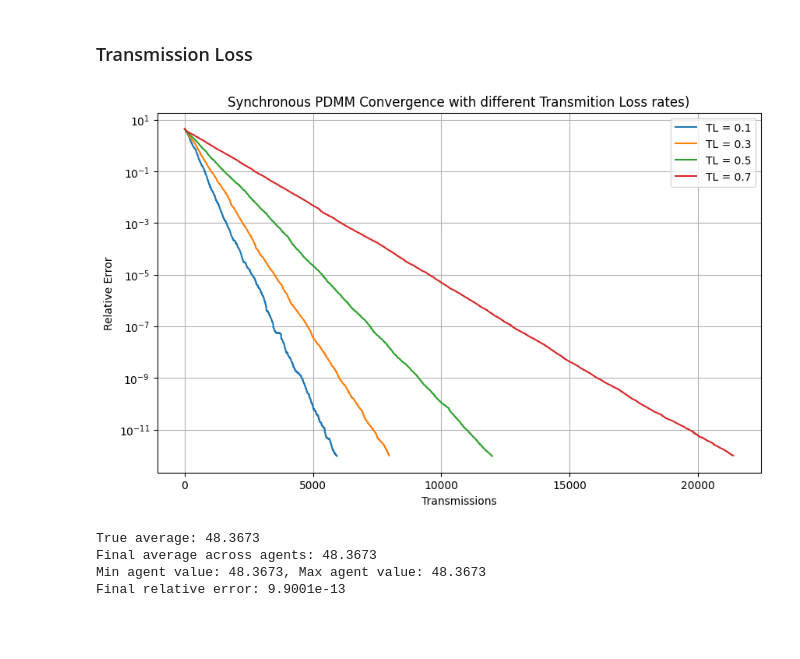
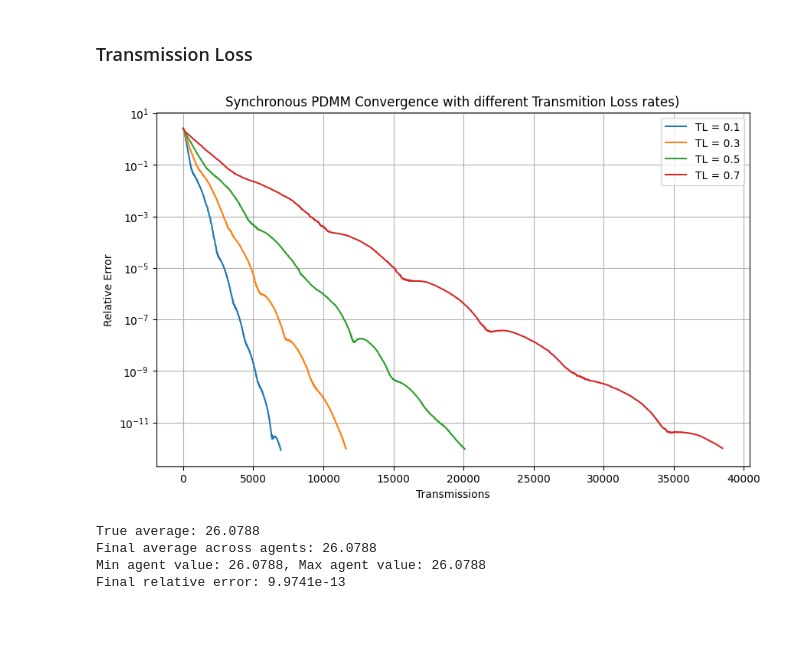
Before and after one commit to AybarsManav/PDMM, a Jupyter notebook: main.ipynb, the cells around one changed output. Cells and saved outputs as stored; diff of their text form; code cells hidden in the pictures.

```diff
--- a/main.ipynb
+++ b/main.ipynb
@@ -24,10 +25,10 @@ np.random.seed(42)
 
 # Graph parameters
 a = 100                             # Field size
-n = 59                             # Number of agents
+n = 101                             # Number of agents
 r = a * np.sqrt(2 * np.log(n)/n)   # Communication range
-r = 35
-
+r = 20
+#159 20 too many edges
 # Generate agent positions
 field_range = np.array([[0, a], [0, a]])
 sensor_positions = np.array([
@@ -79,7 +80,7 @@ Final relative error: 5.8732e-05
 max_transmissions = 1e6             # Max PDMM iterations
 rho = 0.5                           # Penalty parameter (c)
 tolerance = 1e-12                   # Convergence tolerance
-sensor_values = np.random.randn(n) * 10 + 50
+sensor_values = np.random.randn(n) * 10 + 25
 
 errors, values, n_transmissions = pdmm_sync(sensor_values, adjacency_matrix, rho, max_transmissions, tolerance)
 
@@ -108,7 +109,7 @@ max_transmissions = 1e6             # Max PDMM transmissions
 rhos = np.linspace(0.01, 1, 100)    # Penalty parameters (c)
 tolerance = 1e-12                   # Convergence tolerance
 
-sensor_values = np.random.randn(n) * 10 + 50     # Generate random sensor values
+sensor_values = np.random.randn(n) * 10 + 25     # Generate random sensor values
 transmissions = np.ones(len(rhos)) * max_transmissions  # Initialize transmission counts
 for i, rho in enumerate(rhos):
     errors, values, n_transmissions = pdmm_sync(sensor_values, adjacency_matrix, rho, max_transmissions, tolerance)
@@ -180,13 +181,14 @@ plt.show()
 # %%
 # PDMM parameters
 max_transmissions = 1e6             # Max PDMM iterations
-rho = 0.5                           # Penalty parameter (c)
+rho = 0.1                           # Penalty parameter (c)
 tolerance = 1e-12                   # Convergence tolerance
-sensor_values = np.random.randn(n) * 10 + 50
+sensor_values = np.random.randn(n) * 10 + 25
 
 errors_sync, values_sync, n_transmissions_sync = pdmm_sync(sensor_values, adjacency_matrix, rho, max_transmissions, tolerance)
 errors_async, values_async, n_transmissions_async = pdmm_async(sensor_values, adjacency_matrix, rho, max_transmissions, tolerance)
 values, errors, time = gossip_step(sensor_values, adjacency_matrix, max_ticks=10000)
+errors, x = pdmm_median(sensor_values, adjacency_matrix, rho,  max_transmissions, tolerance)
 plt.figure(figsize=(10, 6))
 plt.semilogy(range(len(errors_sync)), errors_sync, label='Synchronous PDMM')
 plt.semilogy(range(len(errors_async)), errors_async, label='Asynchronous PDMM')
@@ -244,32 +246,32 @@ plt.show()
 # %%
 # PDMM parameters
 max_transmissions = 1e6             # Max PDMM iterations
 rho = 0.5                           # Penalty parameter (c)
 tolerance = 1e-12                   # Convergence tolerance
-sensor_values = np.random.randn(n) * 10 + 50
+sensor_values = np.random.randn(n) * 10 + 25
 
 
 transmissions = [0.1,0.3,0.5,0.7]
 plt.figure(figsize=(10, 6))
 for i in range(len(transmissions)):
-    errors, values, n_transmissions = pdmm_async(sensor_values, adjacency_matrix, rho, max_transmissions, tolerance,transmissions[i])
+    errors, values, n_transmissions = pdmm_sync(sensor_values, adjacency_matrix, rho, max_transmissions, tolerance,transmissions[i])
     plt.semilogy(range(len(errors)), errors, label=f"TL = {transmissions[i]}")
 
 plt.xlabel('Transmissions')
 plt.ylabel('Relative Error')
 plt.title(f'Synchronous PDMM Convergence with different Transmition Loss rates)')
 plt.grid(True)
 plt.legend()
 plt.show()
 print(f"True average: {np.mean(sensor_values):.4f}")
 print(f"Final average across agents: {np.mean(values):.4f}")
 print(f"Min agent value: {np.min(values):.4f}, Max agent value: {np.max(values):.4f}")
 print(f"Final relative error: {errors[-1]:.4e}")
 # %% [output]
-[figure, old version]
+[figure, new version]
-True average: 48.3673
-Final average across agents: 48.3673
-Min agent value: 48.3673, Max agent value: 48.3673
-Final relative error: 9.9001e-13
+True average: 26.0788
+Final average across agents: 26.0788
+Min agent value: 26.0788, Max agent value: 26.0788
+Final relative error: 9.9741e-13
 # %% [markdown]
 ##
```
Also changed, not shown: parts of 8 cells of this notebook, 2 other files.
